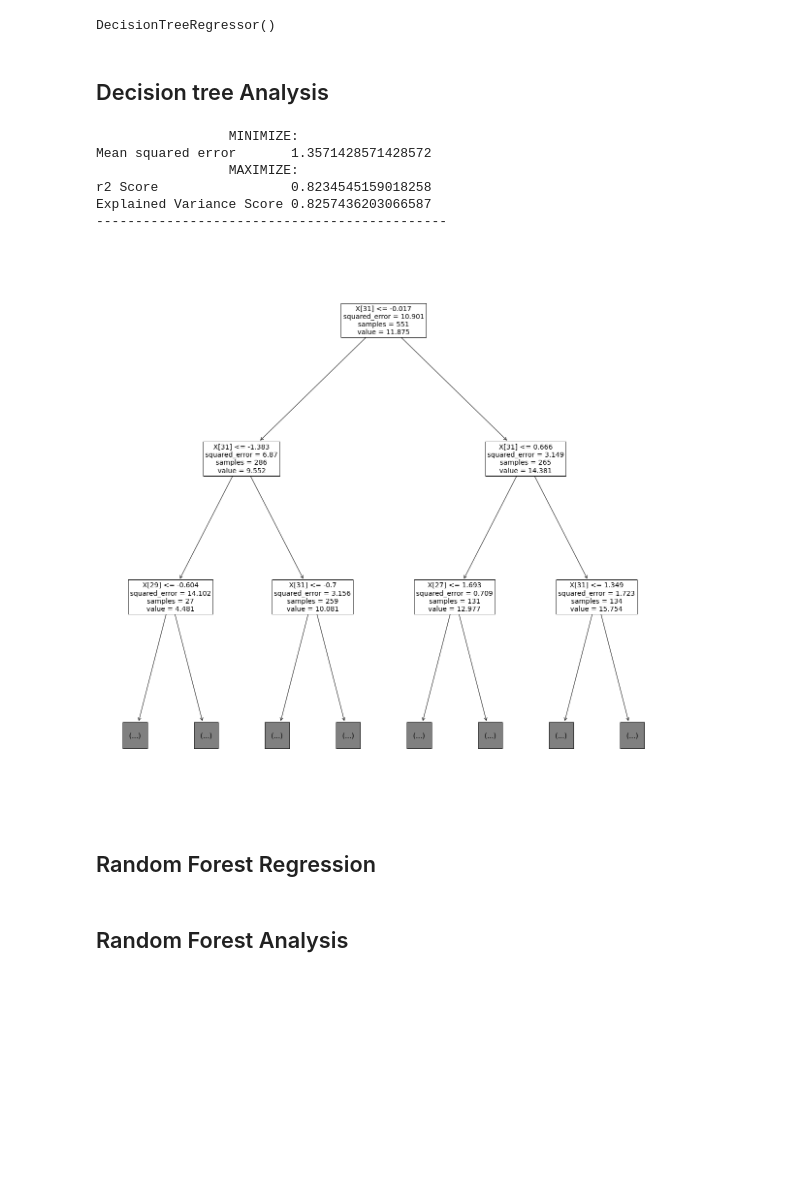
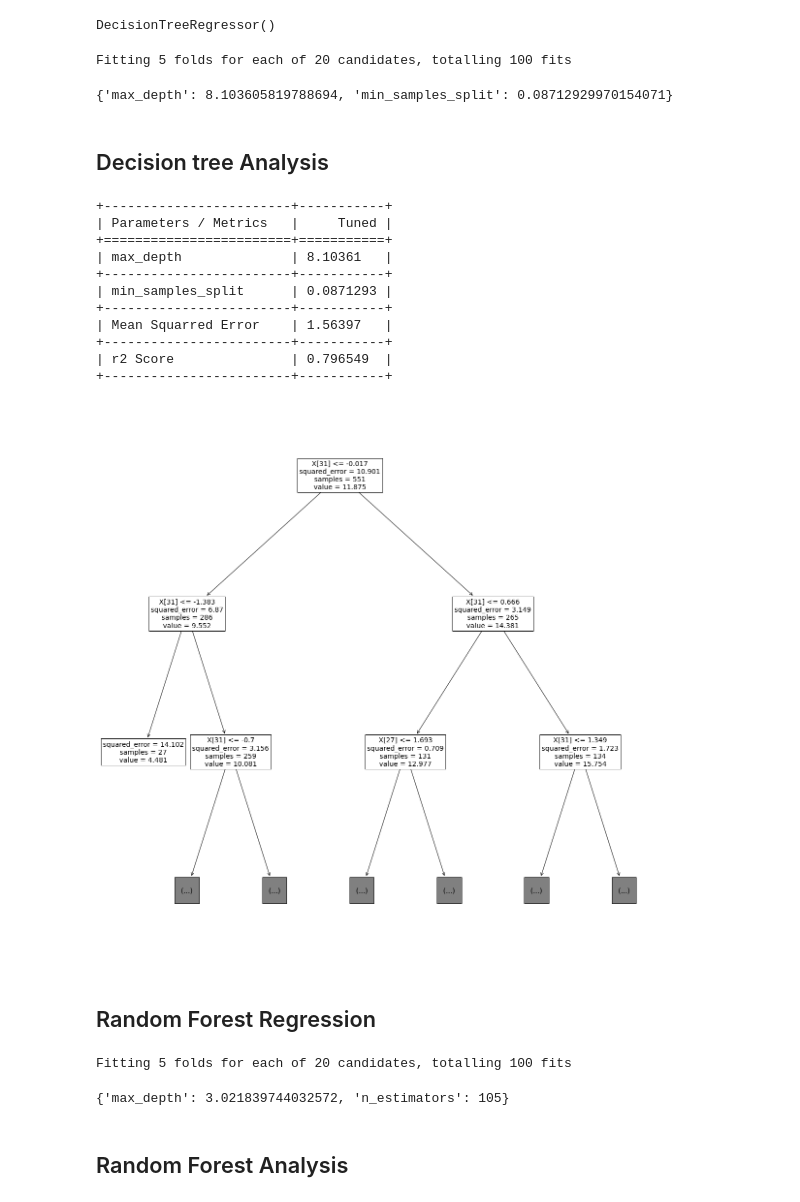
Before and after one commit to Amir-h055/Machine-Learning, a Jupyter notebook: project/Regression/Student_Performance.ipynb, the cells around one changed output. Cells and saved outputs as stored; diff of their text form; code cells hidden in the pictures; blank space fills up the shorter version.

Commit message:
Added new metrics measures for regression files

```diff
--- a/project/Regression/Student_Performance.ipynb
+++ b/project/Regression/Student_Performance.ipynb
@@ -157,37 +180,53 @@ tree = DecisionTreeRegressor()
 tree.fit(X_train, y_train)
 # %% [output]
 DecisionTreeRegressor()
+# %%
+parameters = {
+    'max_depth': scipy.stats.uniform(1, 100),
+    'min_samples_split': scipy.stats.uniform(0, 1)
+}
+tree_model = RandomizedSearchCV(tree, parameters, verbose=1, n_iter=20, random_state=0).fit(X_train, y_train)
+tree_model.best_params_
+# %% [output]
+Fitting 5 folds for each of 20 candidates, totalling 100 fits
+{'max_depth': 8.103605819788694, 'min_samples_split': 0.08712929970154071}
 # %% [markdown]
 ## Decision tree Analysis
 # %%
-tree_predictions = tree.predict(X_test)
+student_performance_dict['decision_tree_r'] = {'model':tree_model, 'hyperparameters':1}
+model_results(student_performance_dict['decision_tree_r'])
+# %% [output]
++------------------------+-----------+
+| Parameters / Metrics   |     Tuned |
++========================+===========+
+| max_depth              | 8.10361   |
++------------------------+-----------+
+| min_samples_split      | 0.0871293 |
++------------------------+-----------+
+| Mean Squarred Error    | 1.56397   |
++------------------------+-----------+
+| r2 Score               | 0.796549  |
++------------------------+-----------+
-# %%
-accuracy1 = mean_squared_error(y_test, tree_predictions)
-accuracy2 = r2_score(y_test, tree_predictions)
-accuracy3 = explained_variance_score(y_test, tree_predictions)
-print('                 MINIMIZE: ')
-print("Mean squared error\t", accuracy1)
-print('                 MAXIMIZE: ')
-print("r2 Score\t\t", accuracy2)
-print("Explained Variance Score", accuracy3)
-print('---------------------------------------------')
-# %% [output]
-                 MINIMIZE:
-Mean squared error       1.3571428571428572
-                 MAXIMIZE:
-r2 Score                 0.8234545159018258
-Explained Variance Score 0.8257436203066587
----------------------------------------------
 # %%
 plt.figure(figsize=(21,21))
-plot_tree(tree, max_depth = 2, fontsize=14);
+plot_tree(tree_model.best_estimator_, max_depth = 2, fontsize=14);
 # %% [output]
-[figure, old version]
+[figure, new version]
 # %% [markdown]
 ## Random Forest Regression
 # %%
 forest = RandomForestRegressor()
 forest = forest.fit(X_train, y_train)
+# %%
+parameters = {
+    'n_estimators': range(100,150),
+    'max_depth': scipy.stats.uniform(1, 100),
+}
+forest_model = RandomizedSearchCV(forest, parameters, verbose=1, n_iter=20, random_state=0).fit(X_train, y_train)
+forest_model.best_params_
+# %% [output]
+Fitting 5 folds for each of 20 candidates, totalling 100 fits
+{'max_depth': 3.021839744032572, 'n_estimators': 105}
 # %% [markdown]
 ## Random Forest Analysis
 # %%
```
Also changed, not shown: parts of 19 cells of this notebook, 7 other files.
